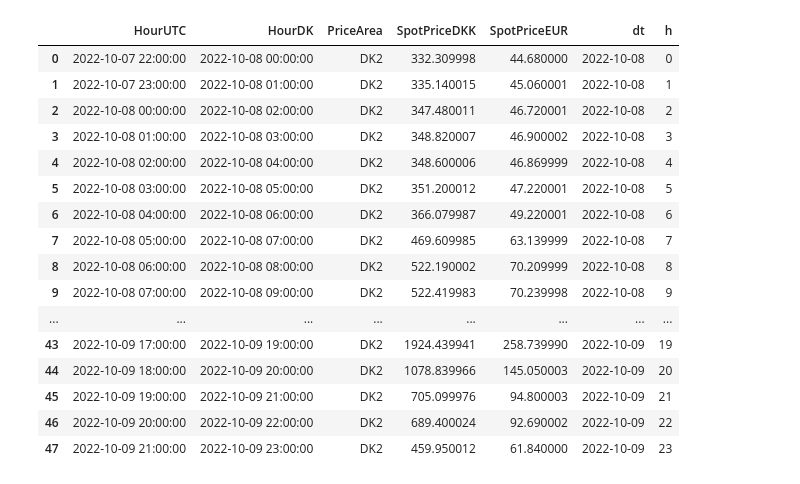
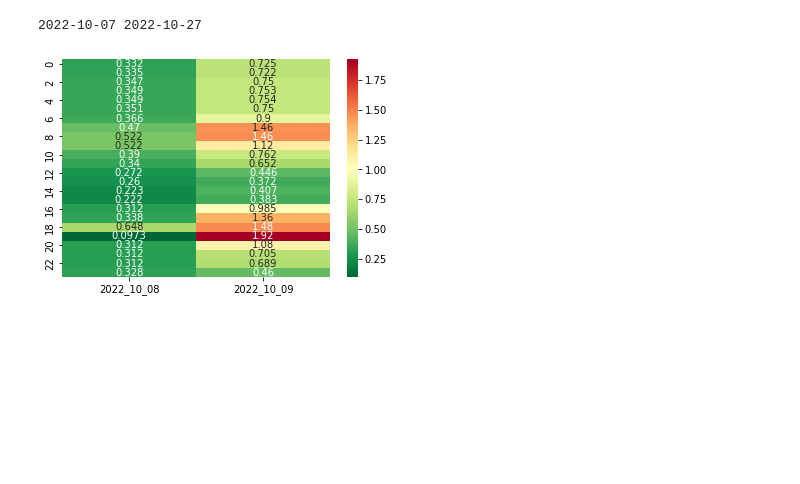
Before and after one commit to skipperkongen/elarb, a Jupyter notebook: notebooks/using-lib.ipynb, the cells around one changed output. Saved outputs shown, nothing was run; the diff lists cells and outputs as text; code cells hidden in the pictures; blank space fills up the shorter version.

```diff
--- a/notebooks/using-lib.ipynb
+++ b/notebooks/using-lib.ipynb
@@ -3,20 +4,12 @@ from elarb import datasets
+# %%
+today = datetime.date.today() - datetime.timedelta(days=2)
+intwodays = today + datetime.timedelta(days=20)
+print(today.isoformat(), intwodays.isoformat())
+# %% [output]
+2022-10-07 2022-10-27
 # %%
-datasets.download_nordpool('2022-10-08', '2022-10-10')
+df = datasets.download_nordpool('2022-10-08', '2022-10-11')  # intwodays.isoformat()
-# %% [output]
-|  | HourUTC | HourDK | PriceArea | SpotPriceDKK | SpotPriceEUR | dt | h |
-| 0 | 2022-10-07 22:00:00 | 2022-10-08 00:00:00 | DK2 | 332.309998 | 44.680000 | 2022-10-08 | 0 |
-| 1 | 2022-10-07 23:00:00 | 2022-10-08 01:00:00 | DK2 | 335.140015 | 45.060001 | 2022-10-08 | 1 |
-| 2 | 2022-10-08 00:00:00 | 2022-10-08 02:00:00 | DK2 | 347.480011 | 46.720001 | 2022-10-08 | 2 |
-| 3 | 2022-10-08 01:00:00 | 2022-10-08 03:00:00 | DK2 | 348.820007 | 46.900002 | 2022-10-08 | 3 |
-| 4 | 2022-10-08 02:00:00 | 2022-10-08 04:00:00 | DK2 | 348.600006 | 46.869999 | 2022-10-08 | 4 |
-| 5 | 2022-10-08 03:00:00 | 2022-10-08 05:00:00 | DK2 | 351.200012 | 47.220001 | 2022-10-08 | 5 |
-| 6 | 2022-10-08 04:00:00 | 2022-10-08 06:00:00 | DK2 | 366.079987 | 49.220001 | 2022-10-08 | 6 |
-| 7 | 2022-10-08 05:00:00 | 2022-10-08 07:00:00 | DK2 | 469.609985 | 63.139999 | 2022-10-08 | 7 |
-| 8 | 2022-10-08 06:00:00 | 2022-10-08 08:00:00 | DK2 | 522.190002 | 70.209999 | 2022-10-08 | 8 |
-| 9 | 2022-10-08 07:00:00 | 2022-10-08 09:00:00 | DK2 | 522.419983 | 70.239998 | 2022-10-08 | 9 |
-| ... | ... | ... | ... | ... | ... | ... | ... |
-| 43 | 2022-10-09 17:00:00 | 2022-10-09 19:00:00 | DK2 | 1924.439941 | 258.739990 | 2022-10-09 | 19 |
-| 44 | 2022-10-09 18:00:00 | 2022-10-09 20:00:00 | DK2 | 1078.839966 | 145.050003 | 2022-10-09 | 20 |
-| 45 | 2022-10-09 19:00:00 | 2022-10-09 21:00:00 | DK2 | 705.099976 | 94.800003 | 2022-10-09 | 21 |
-| 46 | 2022-10-09 20:00:00 | 2022-10-09 22:00:00 | DK2 | 689.400024 | 92.690002 | 2022-10-09 | 22 |
-| 47 | 2022-10-09 21:00:00 | 2022-10-09 23:00:00 | DK2 | 459.950012 | 61.840000 | 2022-10-09 | 23 |
+# %%
+util.spot_heatmap(df)
+# %% [output]
+[figure, added]
```
Also changed, not shown: parts of 2 cells of this notebook, 1 other file.
